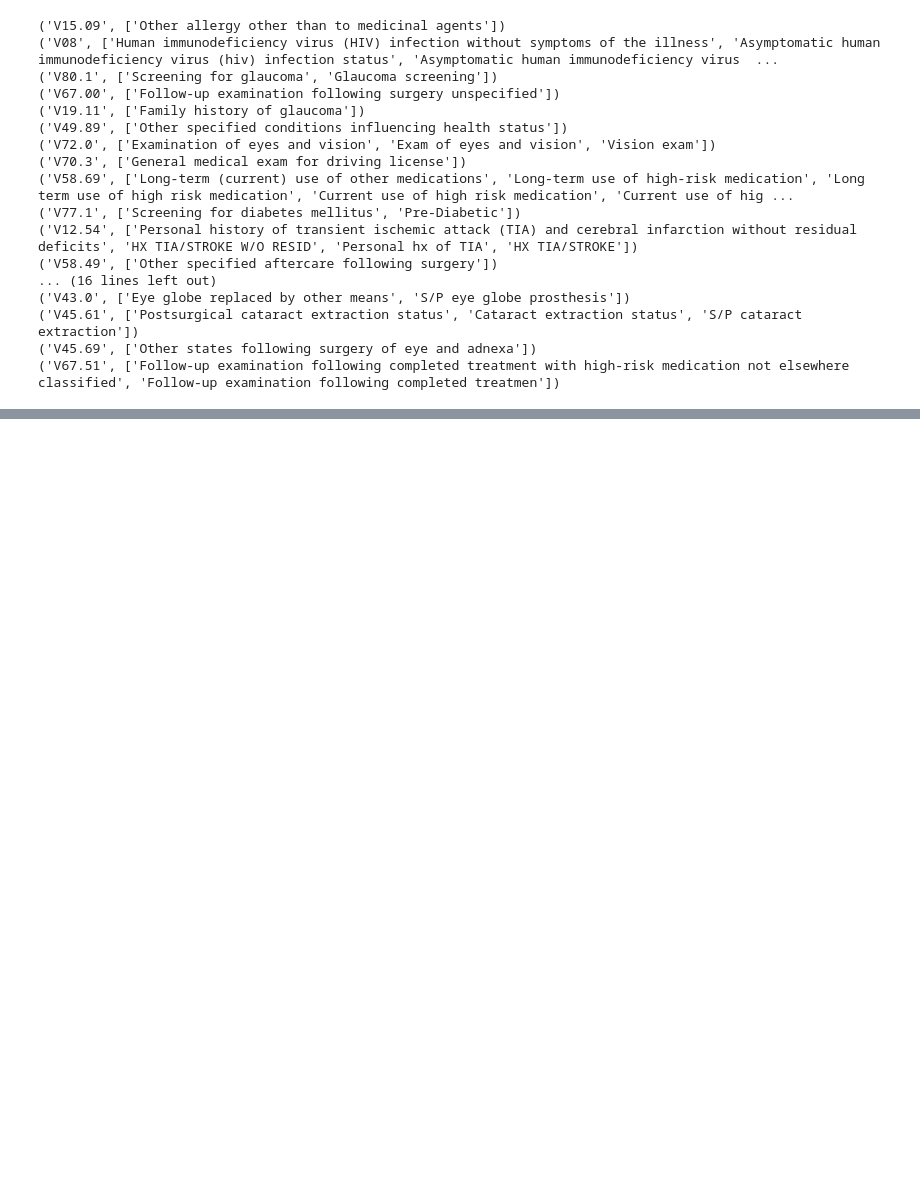
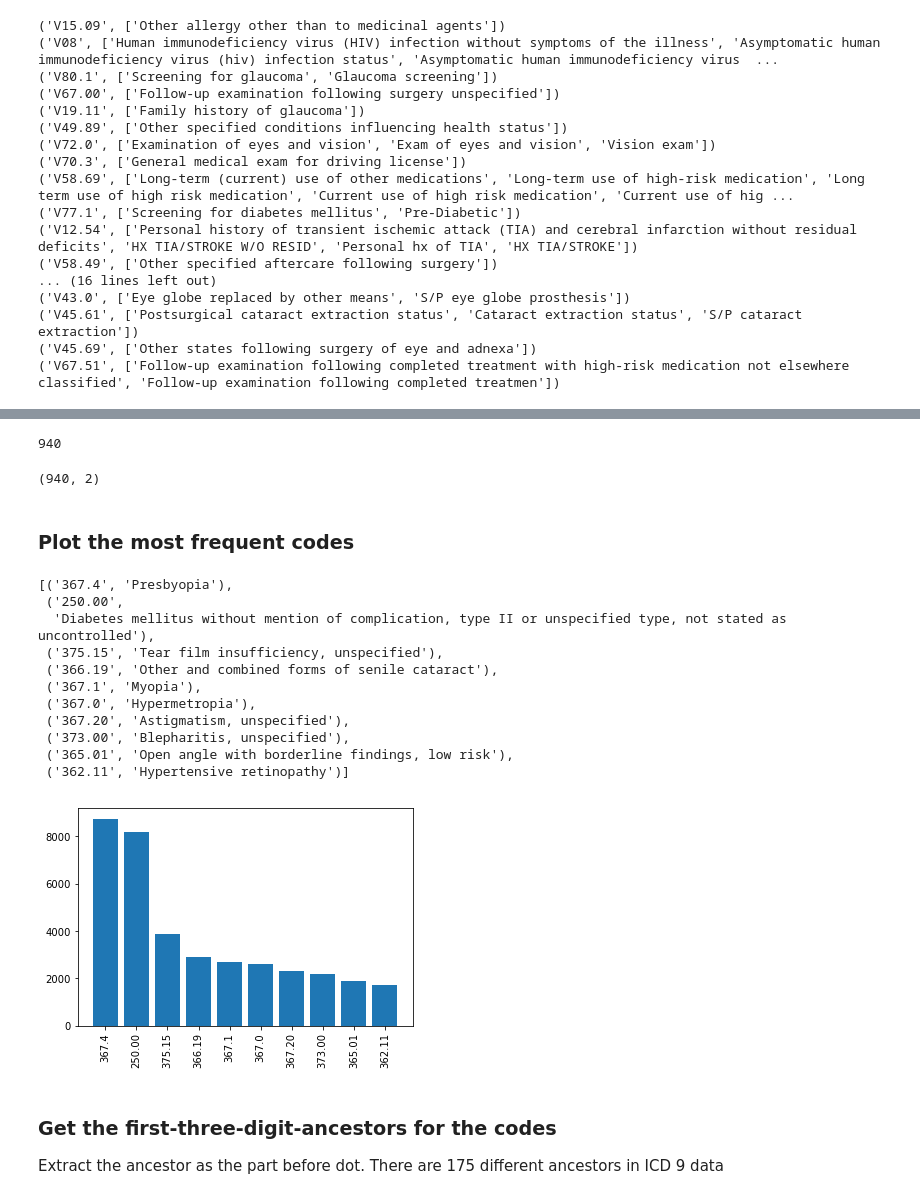
Before and after one commit to MATH497project/MATH497-DiabeticRetinopathy, a Jupyter notebook: ICD_code_exploration/ICD_codes_dictionary.ipynb, the cells around one changed output, grey strips where cells are left out. Cells and saved outputs as stored; diff of their text form; code cells hidden in the pictures; blank space fills up the shorter version.

```diff
--- a/ICD_code_exploration/ICD_codes_dictionary.ipynb
+++ b/ICD_code_exploration/ICD_codes_dictionary.ipynb
@@ -442,0 +296,3 @@ len(ICD_9_frequency.keys())
+# %%
+invalid_code_2={k:v for k,v in ICD_9_dictionary.items() if len(k.split('.')[0])<3}
+invalid_code_2
@@ -442,0 +339,38 @@ len(ICD_9_frequency.keys())
+# %%
+ICD_9_PCS_dictionary = invalid_code_2
+for item in invalid_code_2:
+    ICD_9_dictionary.pop(item, None)
+len(ICD_9_dictionary)
+# %% [output]
+940
+# %%
+ICD_9_codes_R = ICD_9_codes_R.drop(ICD_9_codes_R[ICD_9_codes_R.codes.isin(invalid_code_2)].index)
+ICD_9_codes_R.shape
+# %% [output]
+(940, 2)
+# %% [markdown]
+### Plot the most frequent codes
+# %%
+ICD_9_frequency={k:ICD_frequency[k] for k in ICD_9_dictionary.keys()}
+# %%
+temp=sorted(ICD_9_frequency.items(), key=lambda x:x[1], reverse=True)[:10]
+pprint.pprint([(k[0],ICD_9_codes_R.set_index('codes').loc[k[0], 'official_explanation']) for k in temp])
+plt.bar(range(0,len(temp)), [item[1] for item in temp])
+plt.xticks(range(0,len(temp)), [item[0] for item in temp], rotation='vertical')
+plt.show()
+# %% [output]
+[('367.4', 'Presbyopia'),
+ ('250.00',
+  'Diabetes mellitus without mention of complication, type II or unspecified type, not stated as uncontrolled'),
+ ('375.15', 'Tear film insufficiency, unspecified'),
+ ('366.19', 'Other and combined forms of senile cataract'),
+ ('367.1', 'Myopia'),
+ ('367.0', 'Hypermetropia'),
+ ('367.20', 'Astigmatism, unspecified'),
+ ('373.00', 'Blepharitis, unspecified'),
+ ('365.01', 'Open angle with borderline findings, low risk'),
+ ('362.11', 'Hypertensive retinopathy')]
+[figure, added]
+# %% [markdown]
+### Get the first-three-digit-ancestors  for the codes
+Extract the ancestor as the part before dot. There are 175 different ancestors in ICD 9 data
```
Also changed, not shown: parts of 149 cells of this notebook, 5 other files.
